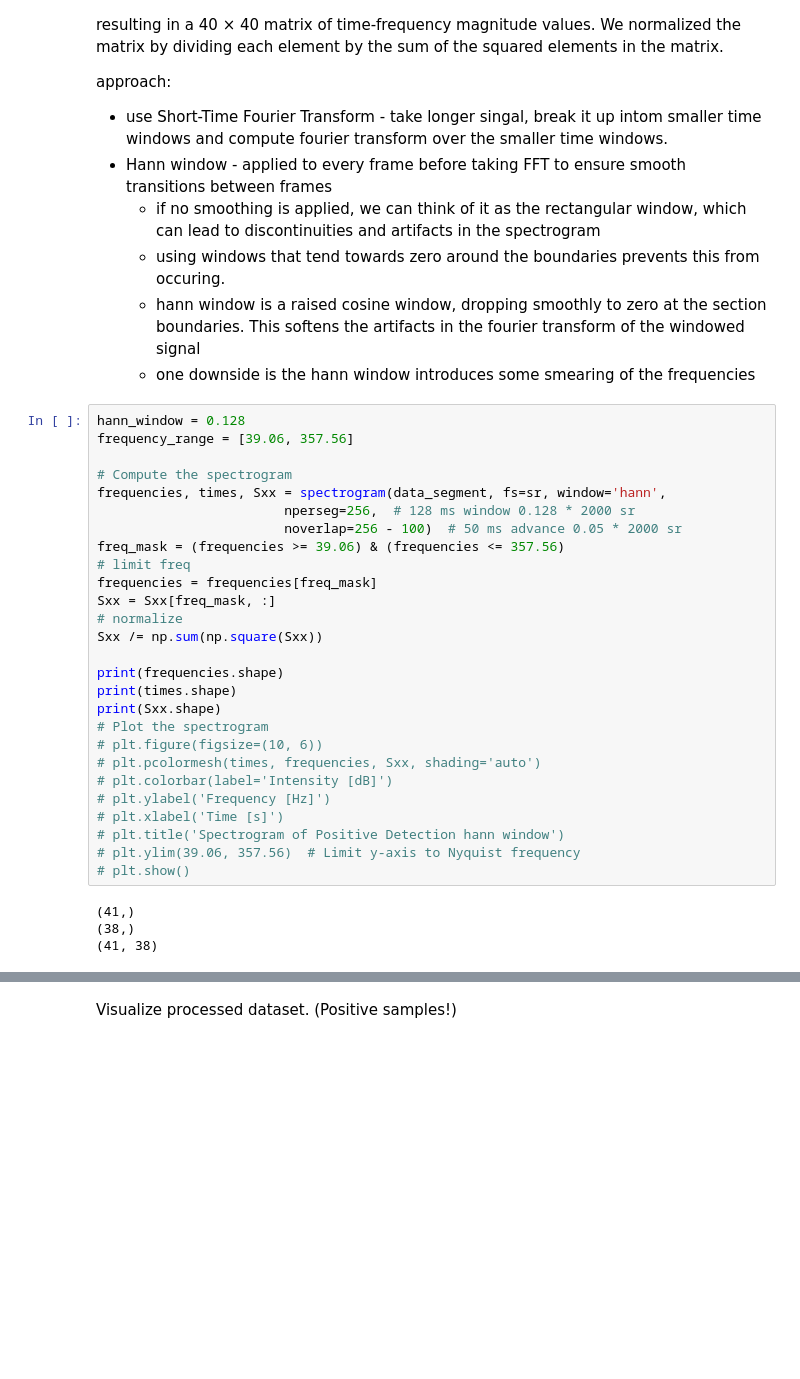
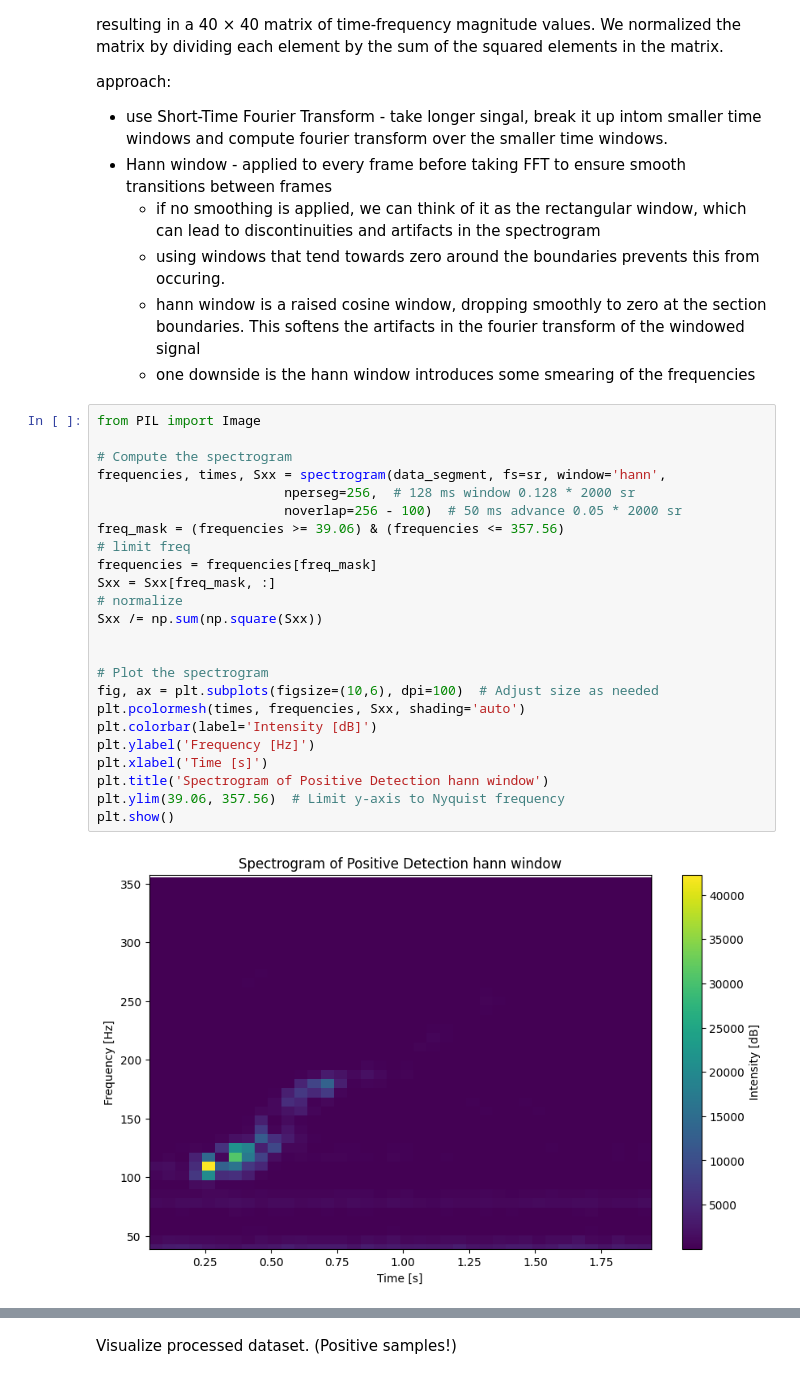
Before and after one commit to NoahBarrett98/cetacean-detection, a Jupyter notebook: exploration/dcdle_2013.ipynb, the cells around one changed output, grey strips where cells are left out. Drawn from its saved outputs; the diff is of its cells as text; blank space fills up the shorter version.

```diff
--- a/exploration/dcdle_2013.ipynb
+++ b/exploration/dcdle_2013.ipynb
@@ -172,33 +174,28 @@ approach:
     * hann window is a raised cosine window, dropping smoothly to zero at the section boundaries. This softens the artifacts in the fourier transform of the windowed signal
     * one downside is the hann window introduces some smearing of the frequencies
 # %%
-hann_window = 0.128
-frequency_range = [39.06, 357.56]
+from PIL import Image
 
 # Compute the spectrogram
 frequencies, times, Sxx = spectrogram(data_segment, fs=sr, window='hann',
                         nperseg=256,  # 128 ms window 0.128 * 2000 sr
                         noverlap=256 - 100)  # 50 ms advance 0.05 * 2000 sr
 freq_mask = (frequencies >= 39.06) & (frequencies <= 357.56)
 # limit freq
 frequencies = frequencies[freq_mask]
 Sxx = Sxx[freq_mask, :]
 # normalize
 Sxx /= np.sum(np.square(Sxx))
 
-print(frequencies.shape)
-print(times.shape)
-print(Sxx.shape)
+
 # Plot the spectrogram
-# plt.figure(figsize=(10, 6))
-# plt.pcolormesh(times, frequencies, Sxx, shading='auto')
-# plt.colorbar(label='Intensity [dB]')
-# plt.ylabel('Frequency [Hz]')
-# plt.xlabel('Time [s]')
-# plt.title('Spectrogram of Positive Detection hann window')
-# plt.ylim(39.06, 357.56)  # Limit y-axis to Nyquist frequency
-# plt.show()
+fig, ax = plt.subplots(figsize=(10,6), dpi=100)  # Adjust size as needed
+plt.pcolormesh(times, frequencies, Sxx, shading='auto')
+plt.colorbar(label='Intensity [dB]')
+plt.ylabel('Frequency [Hz]')
+plt.xlabel('Time [s]')
+plt.title('Spectrogram of Positive Detection hann window')
+plt.ylim(39.06, 357.56)  # Limit y-axis to Nyquist frequency
+plt.show()
 # %% [output]
-(41,)
-(38,)
-(41, 38)
+[figure, added]
```
Also changed, not shown: parts of 7 cells of this notebook, 6 other files.
